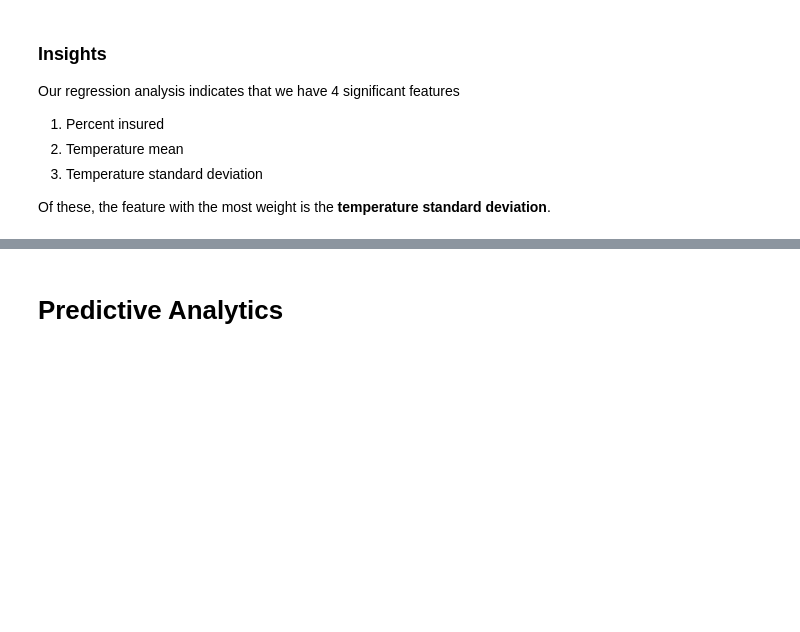
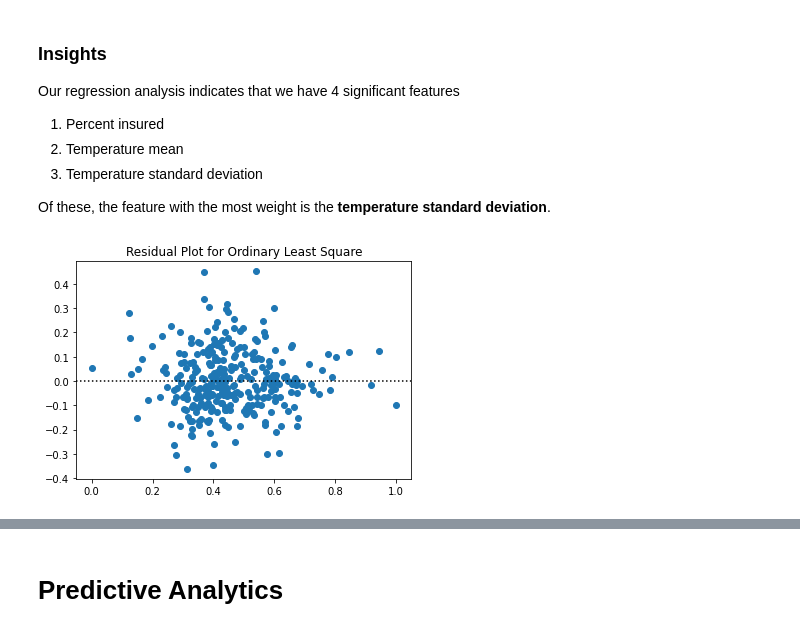
Before and after one commit to seanmperez/COVID-19-Demographic-and-Climate-Analysis, a Jupyter notebook: Analysis.ipynb, the cells around one changed output, grey strips where cells are left out. Cells and saved outputs as stored; diff of their text form; code cells hidden in the pictures; blank space fills up the shorter version.

```diff
--- a/Analysis.ipynb
+++ b/Analysis.ipynb
@@ -350,4 +339,5 @@ def olsSummaryStats(x, y):
     ols_sig_x = sm.add_constant(x)
     ols_sig_model = sm.OLS(y, ols_sig_x)
     ols_sig_test = ols_sig_model.fit()
-    return print(ols_sig_test.summary())
+    print(ols_sig_test.summary())
+    return ols_sig_test
@@ -373,0 +344,2 @@ Warnings:
+# %%
+ols_inference = olsSummaryStats(x = inference_X, y = inference_Y)
@@ -383,0 +532,4 @@ Of these, the feature with the most weight is the **temperature standard deviati
+# %%
+olsResidPlot(ols_inference);
+# %% [output]
+[figure, added]
```
Also changed, not shown: parts of 36 cells of this notebook, 3 other files.
